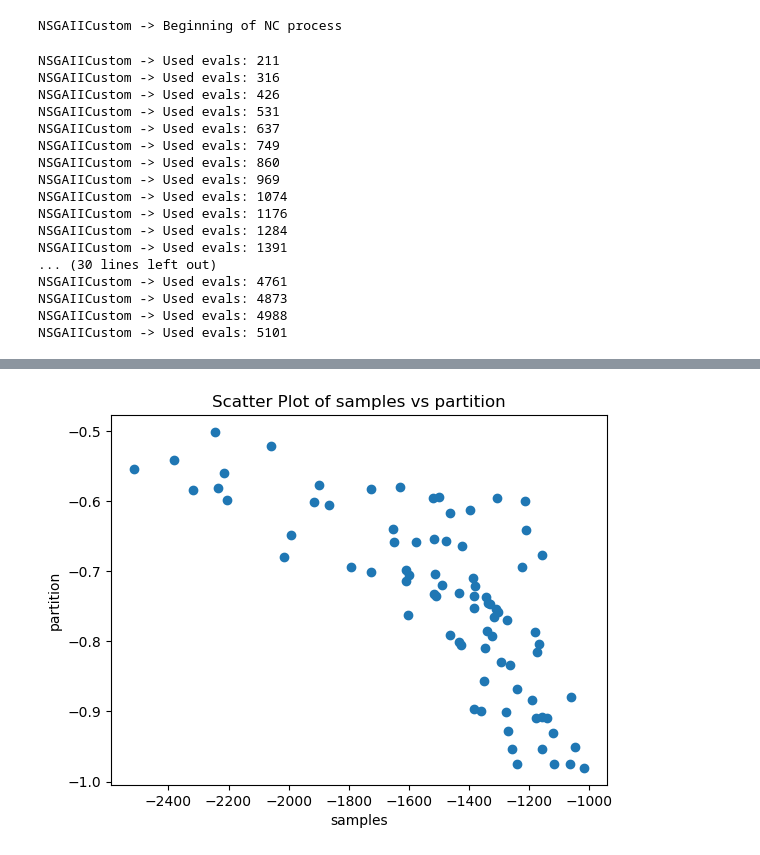
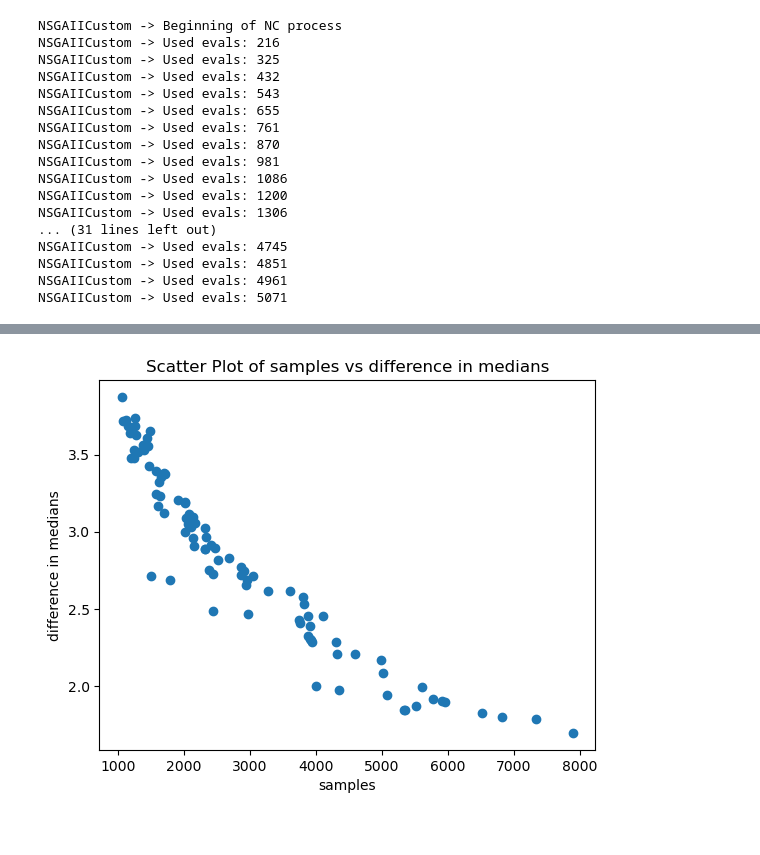
Before and after one commit to Giancarlo-Catalano/PSSearch, a Jupyter notebook: Gian_experimental/NSGAIICustom/make_explanations.ipynb, the cells around one changed output, grey strips where cells are left out. Saved outputs shown, nothing was run; the diff lists cells and outputs as text; code cells hidden in the pictures.

Commit message:
Organising everything nicely so that I can gather data well.

```diff
--- a/Gian_experimental/NSGAIICustom/make_explanations.ipynb
+++ b/Gian_experimental/NSGAIICustom/make_explanations.ipynb
@@ -6,8 +6,10 @@ from Gian_experimental.NSGAIICustom.NSGAIICustom import EvaluatedNCSolution, NCS
 from scipy.stats import ks_2samp, wasserstein_distance
 from Gian_experimental.NSGAIICustom.testing_in_vitro.testing_operators_in_vitro import make_metrics_cached
 
-dir_250 = r"C:\Users\gac8\PycharmProjects\PSSearch\data\retail_forecasting\250"
+#dir_250 = r"C:\Users\gac8\PycharmProjects\PSSearch\data\retail_forecasting\250"
 # dir_250 = r"/Users/gian/PycharmProjects/PSSearch/data/retail_forecasting/250"
+
+data_path = r"C:\Users\gac8\PycharmProjects\PSSearch\data\retail_forecasting"
 import heapq
 import itertools
 import json
@@ -25,20 +27,22 @@ from PolishSystem.OperatorsBasedOnSimilarities.similarities_utils import get_tra
 from typing import Iterable
 import heapq
 
-def in_250(path):
-    return os.path.join(dir_250, path)
+def in_path(path):
+    return os.path.join(data_path, path)
 
-train_pRef = get_pRef_from_vectors(name_of_vectors_file=in_250("train_many_hot_vectors_250_qmc.csv"),
-                                   name_of_fitness_file=in_250("train_fitness_250_qmc.csv"),
+
+
+train_pRef = get_pRef_from_vectors(name_of_vectors_file=in_path("train_many_hot_vectors_250_random.csv"),
+                                   name_of_fitness_file=in_path("train_fitness_250_random.csv"),
                                    column_in_fitness_file=2)
-test_pRef = get_pRef_from_vectors(name_of_vectors_file=in_250("test_many_hot_vectors_250_qmc.csv"),
-                                  name_of_fitness_file=in_250("test_fitness_250_qmc.csv"),
-                                  column_in_fitness_file=2)
+test_pRef =  get_pRef_from_vectors(name_of_vectors_file=in_path("test_many_hot_vectors_250_random.csv"),
+                                   name_of_fitness_file=in_path("test_fitness_250_random.csv"),
+                                   column_in_fitness_file=2)
 
 train_SPRef = OptimisedSPref.from_pRef(train_pRef)
 test_SPRef = OptimisedSPref.from_pRef(test_pRef)
 
-cluster_info_file_name = in_250(f"cluster_info_250_qmc.pkl")
+cluster_info_file_name = in_path(f"cluster_info_250_random.pkl")
 similarities = gian_get_similarities(cluster_info_file_name)
 
 n = 250
@@ -62,7 +66,10 @@ traditional_sampling = NCSamplerSimple.with_average_quantity(3, genome_size=n)
 traditional_mutation = NCMutationSimple(n)
 traditional_crossover = NCCrossoverSimple(swap_probability=1 / n)
 # %%
+from scipy.stats import mannwhitneyu
 from Gian_experimental.NSGAIICustom.NSGAIICustom import NCSolution, NSGAIICustom
+
+
 
 genome_threshold = 3
 
@@ -70,13 +77,13 @@ def get_metrics(ps: NCSolution) -> tuple[float]:
     # I will use sample size, variance and atomicity
 
     # for now, simplicity, mean fitness and atomicity
-    simplicity_score = len(ps)
+    #simplicity_score = len(ps)
     matching, non_matching = train_SPRef.partition(ps, threshold=genome_threshold)
-    #len_m, len_nm = len(matching), len(non_matching)
-    #weighted_variance_score = (np.var(matching) * len_m + np.var(non_matching) * len_nm) / (len_m + len_nm)
+    len_m, len_nm = len(matching), len(non_matching)
+    weighted_variance_score = (np.var(matching) * len_m + np.var(non_matching) * len_nm) / (len_m + len_nm)
     #mean_fitness = np.average(matching) if len(matching) > 0 else -1000
     median_diff = np.median(matching) - np.median(non_matching)
-    #distance = wasserstein_distance(matching, non_matching) if min(len(matching), len(non_matching)) > 2 else 0
+    distance = wasserstein_distance(matching, non_matching) if min(len(matching), len(non_matching)) > 2 else 0
     #is_beneficial = np.average(matching) > np.average(non_matching)
     # if is_beneficial:
     #     distance *= -1
@@ -84,9 +91,9 @@ def get_metrics(ps: NCSolution) -> tuple[float]:
     atomicity_score = atomicity(ps)
 
     if len(matching) < 1000: # a constraint
-        return 1000, 1000, 1000, 1000
+        return 1000, 1000, 1000, 1000, 1000
 
-    return (len(ps), -len(matching), -median_diff, -atomicity_score)
+    return (len(ps), -len(matching), -distance, -median_diff, -atomicity_score)
 
 algorithm = NSGAIICustom(sampling=traditional_sampling,
                          mutation=traditional_mutation,
@@ -104,23 +111,22 @@ algorithm = NSGAIICustom(sampling=traditional_sampling,
 results  = algorithm.run()
 # %% [output]
 NSGAIICustom -> Beginning of NC process
+NSGAIICustom -> Used evals: 216
+NSGAIICustom -> Used evals: 325
+NSGAIICustom -> Used evals: 432
+NSGAIICustom -> Used evals: 543
+NSGAIICustom -> Used evals: 655
+NSGAIICustom -> Used evals: 761
+NSGAIICustom -> Used evals: 870
+NSGAIICustom -> Used evals: 981
+NSGAIICustom -> Used evals: 1086
+NSGAIICustom -> Used evals: 1200
+NSGAIICustom -> Used evals: 1306
+... (31 lines left out)
+NSGAIICustom -> Used evals: 4745
+NSGAIICustom -> Used evals: 4851
+NSGAIICustom -> Used evals: 4961
+NSGAIICustom -> Used evals: 5071
-NSGAIICustom -> Used evals: 211
-NSGAIICustom -> Used evals: 316
-NSGAIICustom -> Used evals: 426
-NSGAIICustom -> Used evals: 531
-NSGAIICustom -> Used evals: 637
-NSGAIICustom -> Used evals: 749
-NSGAIICustom -> Used evals: 860
-NSGAIICustom -> Used evals: 969
-NSGAIICustom -> Used evals: 1074
-NSGAIICustom -> Used evals: 1176
-NSGAIICustom -> Used evals: 1284
-NSGAIICustom -> Used evals: 1391
-... (30 lines left out)
-NSGAIICustom -> Used evals: 4761
-NSGAIICustom -> Used evals: 4873
-NSGAIICustom -> Used evals: 4988
-NSGAIICustom -> Used evals: 5101
 # %%
 print(f"There are {len(results)} results")
 
@@ -130,9 +136,9 @@ for result in results:
 
 
 col_a = 1
-col_b = 2
-vals_a = [ps.fitnesses[col_a] for ps in results]
-vals_b = [ps.fitnesses[col_b] for ps in results]
+col_b = 3
+vals_a = [-ps.fitnesses[col_a] for ps in results if len(ps.solution) > 1]
+vals_b = [-ps.fitnesses[col_b] for ps in results if len(ps.solution) > 1]
 
-utils.simple_scatterplot(x_label="samples", y_label="partition", xs=vals_a, ys=vals_b)
+utils.simple_scatterplot(x_label="samples", y_label="difference in medians", xs=vals_a, ys=vals_b)
 # %% [output]
@@ -156,4 +162,4 @@ There are 82 results
-[figure, old version]
+[figure, new version]
 # %%
 
 
```
Also changed, not shown: parts of 5 cells of this notebook, 15 other files.
